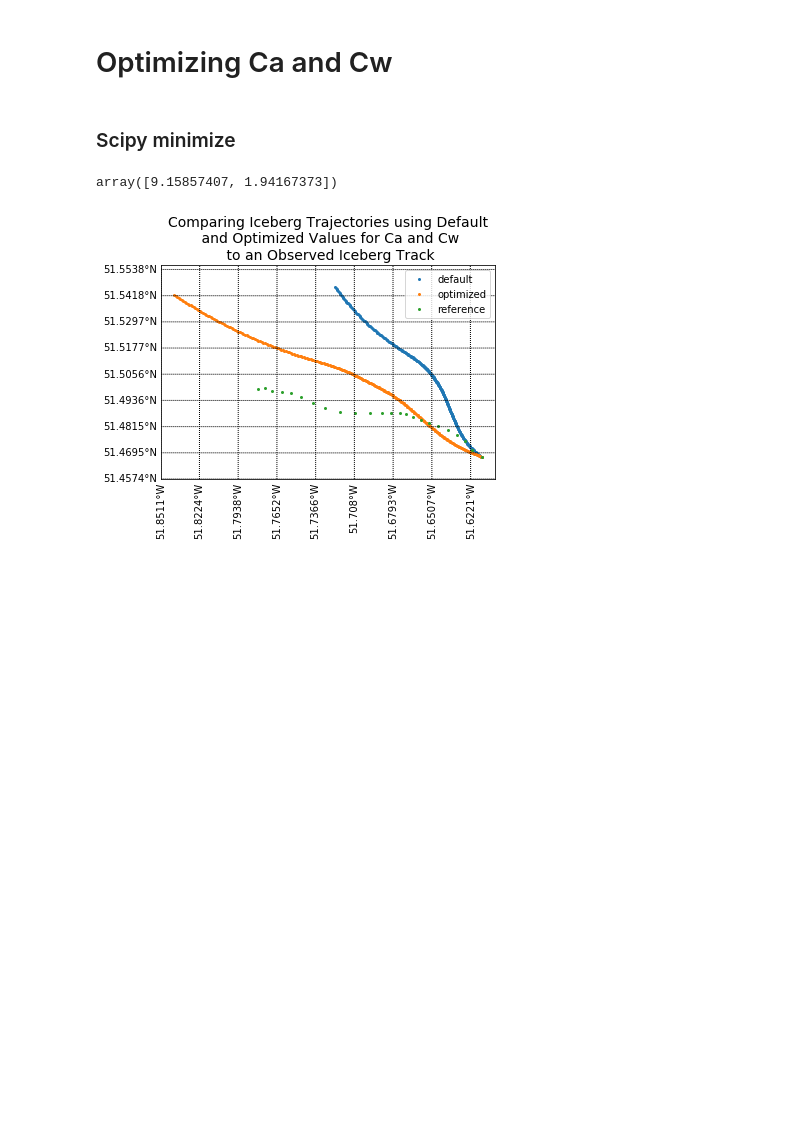
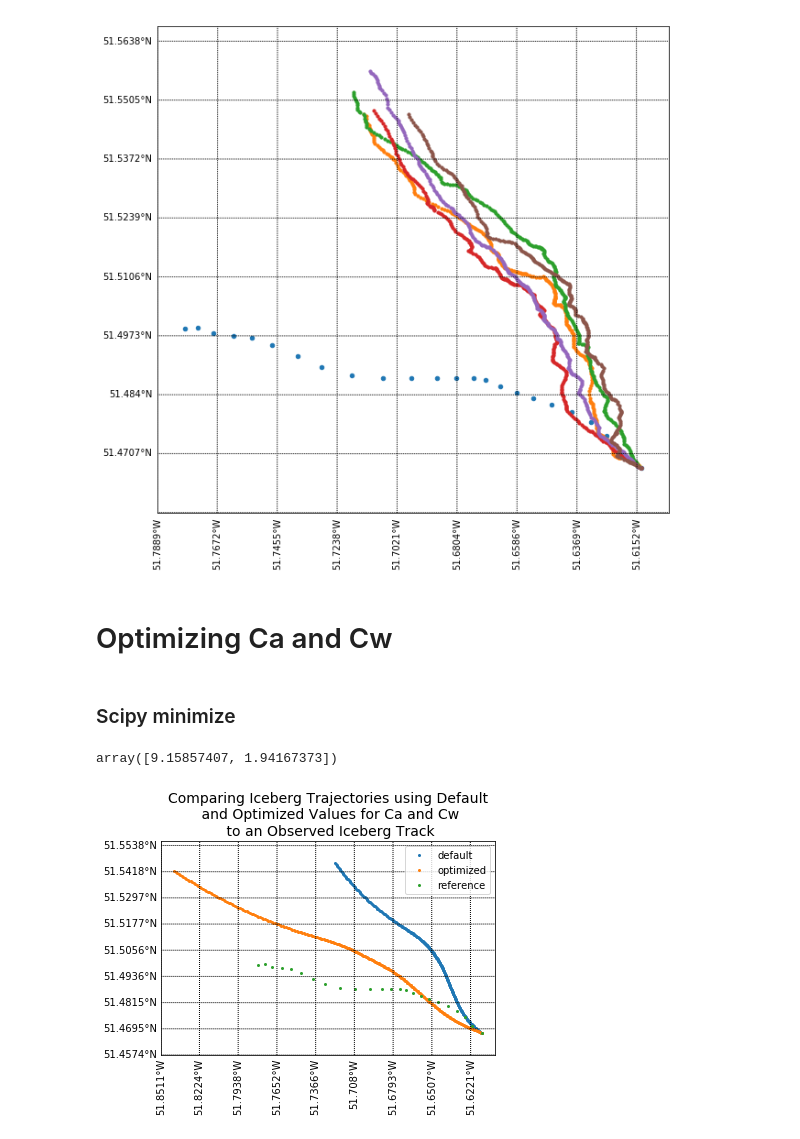
Before and after one commit to jmunroe/IceDEF, a Jupyter notebook: notebooks/ensemble.ipynb, the cells around one changed output. Drawn from its saved outputs; the diff is of its cells as text; code cells hidden in the pictures; blank space fills up the shorter version.

```diff
--- a/notebooks/ensemble.ipynb
+++ b/notebooks/ensemble.ipynb
@@ -28,3 +26,22 @@ fig, ax = sim.results.plot(['default'])
+# %%
+current_distribution = ([-0.03092667, 0.012645965], 0.14013853, 0.09848249, 0.19383806)
+wind_distribution = ([4.8308744, 0.7319703], 6.79259993, 5.31759017, -0.4578867)
+# %%
+sim.add_current_distribution(current_distribution)
+sim.add_wind_distribution(wind_distribution)
+# %%
+Ca, Cw = 1.5, 1.5
+run_sim_kwargs = {'Ca': Ca, 'Cw': Cw, 'perturb_current': True, 'perturb_wind': False, 'smoothing_constant': 0.8}
+labels = ['reference']
+for i in range(5):
+    sim.run_simulation(label=f'{i}', **run_sim_kwargs)
+    labels.append(f'{i}')
+# %%
+sizes = [20] + [10] * 10
+plt.rcParams['figure.figsize'] = (10, 10)
+fig, ax = sim.results.plot(labels, sizes=sizes)#, labels=labels)
+# %% [output]
+[figure, added]
 # %% [markdown]
 # Optimizing Ca and Cw
 # %% [markdown]
```
Also changed, not shown: parts of 3 cells of this notebook.
